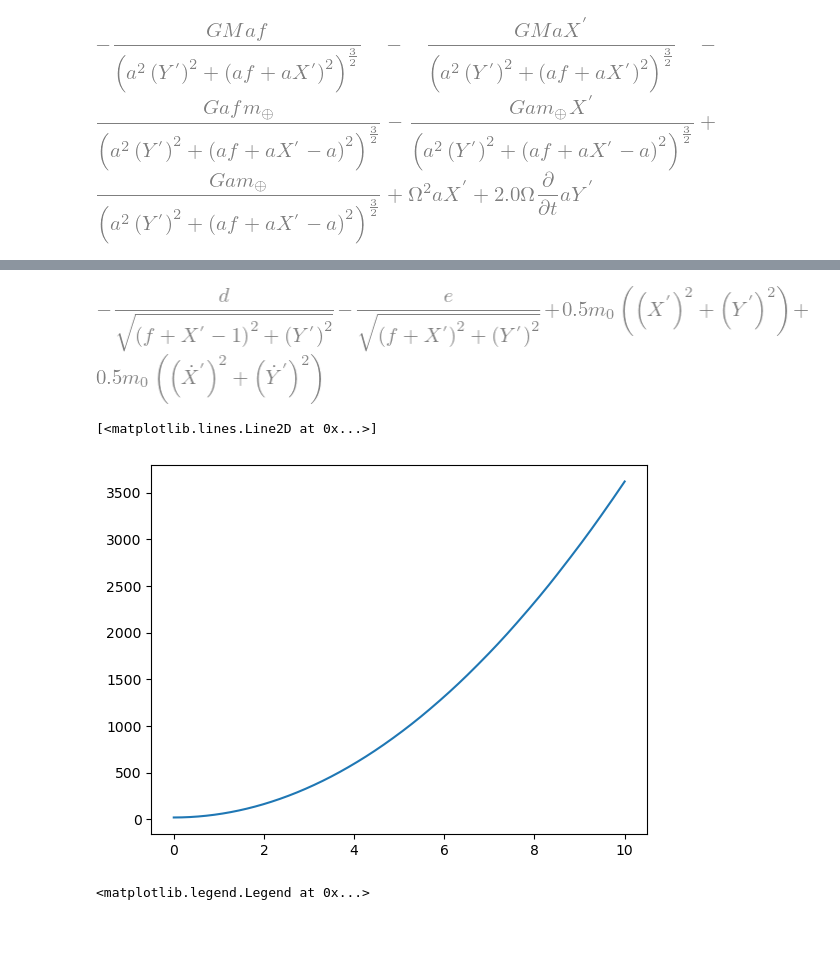
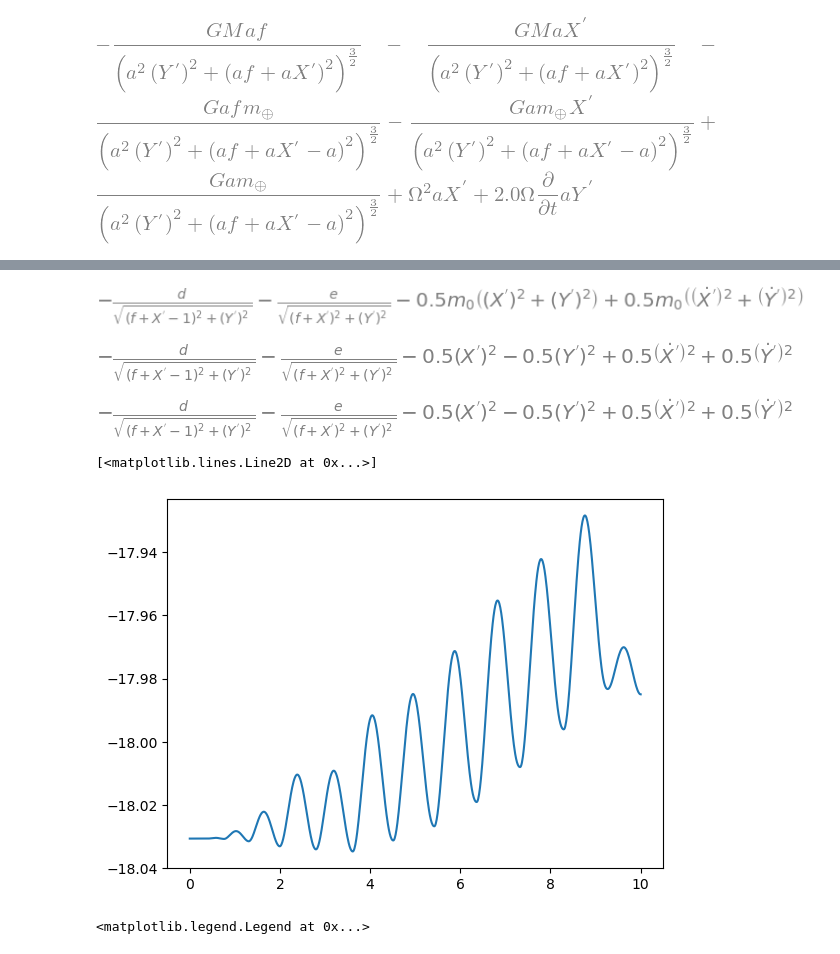
Before and after one commit to kavidey/PHYS111, a Jupyter notebook: computational_project/Stationary_frame_3.ipynb, the cells around one changed output, grey strips where cells are left out. Cells and saved outputs as stored; diff of their text form; code cells hidden in the pictures.

Commit message:
Update Stationary_frame_3.ipynb
Fixed sign errors, did slightly different nondimensionalized hamiltonian

```diff
--- a/computational_project/Stationary_frame_3.ipynb
+++ b/computational_project/Stationary_frame_3.ipynb
@@ -96,8 +96,16 @@ Y_doubledot
 # %%
-hamiltonian = (1/2) * m0* (X_dot**2 + Y_dot**2) + (1/2)*m0*(X**2+Y**2) -e/sqrt((X+f)**2 + Y**2) - d/sqrt((X+(f-1))**2 + Y**2)
+hamiltonian = (1/2) * m0* (X_dot**2 + Y_dot**2) - (1/2)*m0*(X**2+Y**2) -e/sqrt((X+f)**2 + Y**2) - d/sqrt((X+(f-1))**2 + Y**2)
 hamiltonian
 # %% [output]
-[figure, old version]
+[figure, new version]
+# %%
+#this is for the nondimensionalized hamiltonian h
+
+h=0.5*(X_dot**2 +Y_dot**2) -0.5*(X**2+Y**2) -e/sqrt((X+f)**2+Y**2) -d/sqrt((X-(1-f))**2+Y**2)
+
+h
+# %% [output]
+[figure, added]
 # %%
 # lambdify, give eq in terms of variables, gives its inputs, then lets you input the inputs in the expression. So turn symbolic math into python function
 
@@ -116,6 +124,10 @@ def three_body_prob(tau, Z, d, e, f): #Not sure why we need it, but I added tau
     z_dot = fy(X, X_dot, Y, d, e, f)
 
     return X_dot, w_dot, Y_dot, z_dot
+# %%
+h
+# %% [output]
+[figure, added]
 # %%
 #gives some basic parameters
 
@@ -167,10 +179,10 @@ t_eval = sol.t
 # xe = (1-f_sub) * a_sub * np.cos(t_eval)
 # ye = (1-f_sub) * a_sub * np.sin(t_eval)
 # %%
-plt.plot(t_eval, H(xa, wa, ya, za, d1, e1, f1, 1))
+plt.plot(t_eval, H(xa, wa, ya, za, d1, e1, f1))
 # %% [output]
 [<matplotlib.lines.Line2D at 0x...>]
-[figure, old version]
+[figure, new version]
 # %%
 plt.plot(xa, ya, label="Asteroid")
 
```
Also changed, not shown: parts of 8 cells of this notebook.
